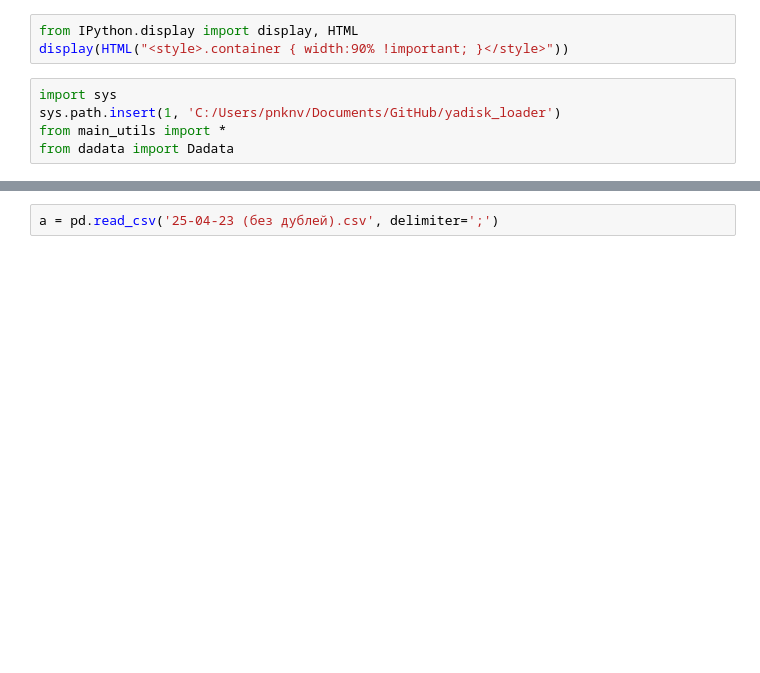
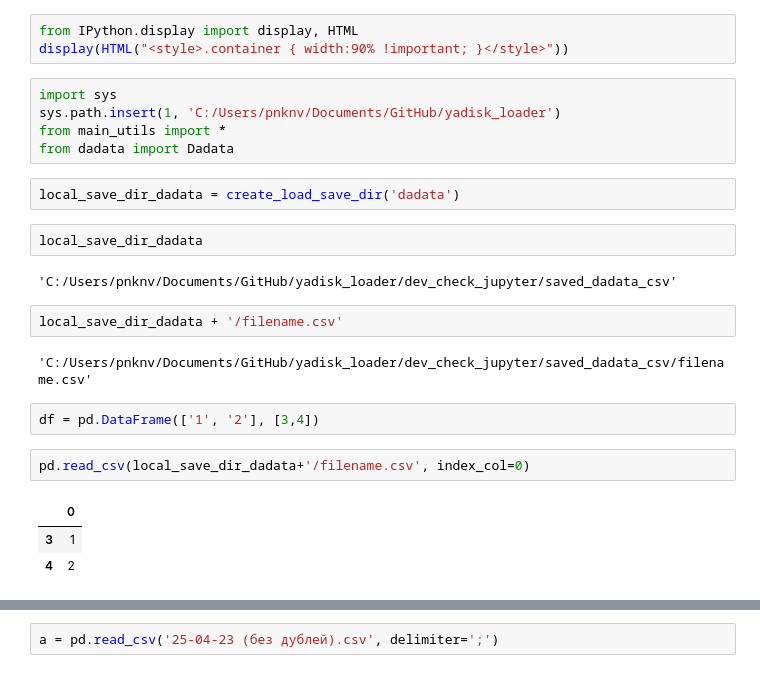
Before and after one commit to Nedvizhka/yadisk_loader, a Jupyter notebook: dev_check_jupyter/dev_parse_w_dadata.ipynb, the cells around one changed output, grey strips where cells are left out. Cells and saved outputs as stored; diff of their text form; blank space fills up the shorter version.

```diff
--- a/dev_check_jupyter/dev_parse_w_dadata.ipynb
+++ b/dev_check_jupyter/dev_parse_w_dadata.ipynb
@@ -6,3 +6,21 @@ import sys
 sys.path.insert(1, 'C:/Users/pnknv/Documents/GitHub/yadisk_loader')
 from main_utils import *
 from dadata import Dadata
+# %%
+local_save_dir_dadata = create_load_save_dir('dadata')
+# %%
+local_save_dir_dadata
+# %% [output]
+'C:/Users/pnknv/Documents/GitHub/yadisk_loader/dev_check_jupyter/saved_dadata_csv'
+# %%
+local_save_dir_dadata + '/filename.csv'
+# %% [output]
+'C:/Users/pnknv/Documents/GitHub/yadisk_loader/dev_check_jupyter/saved_dadata_csv/filename.csv'
+# %%
+df = pd.DataFrame(['1', '2'], [3,4])
+# %%
+pd.read_csv(local_save_dir_dadata+'/filename.csv', index_col=0)
+# %% [output]
+|  | 0 |
+| 3 | 1 |
+| 4 | 2 |
```
Also changed, not shown: parts of 4 cells of this notebook, 11 other files.
